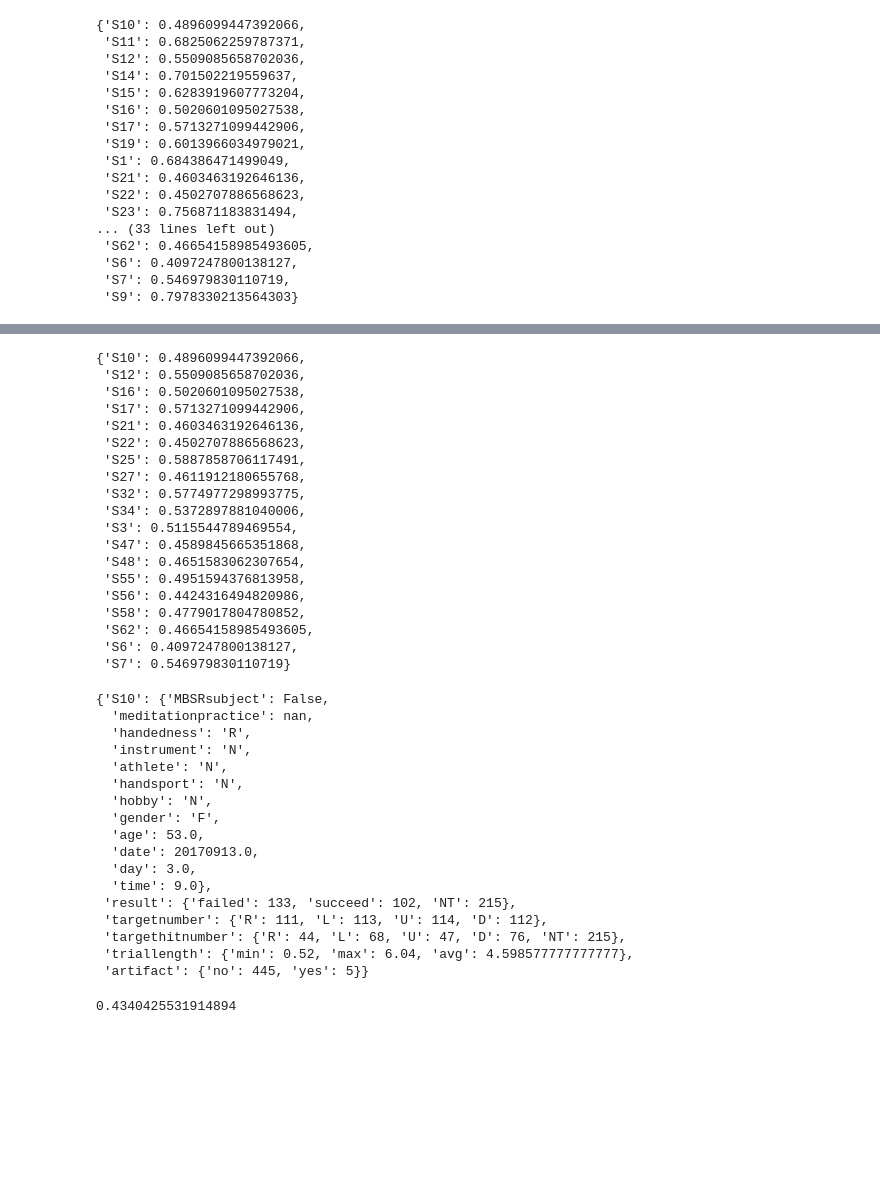
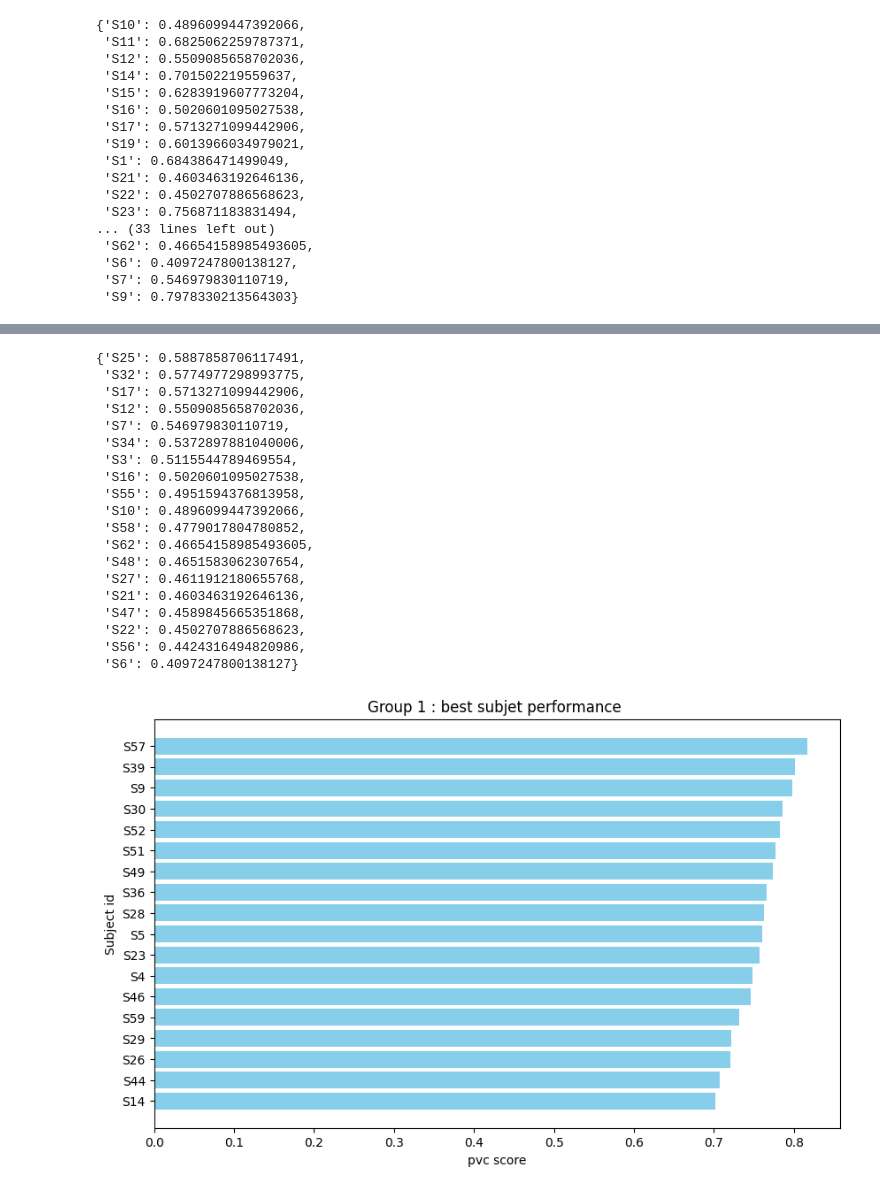
Before and after one commit to mralioo/BBCPy_DNN, a Jupyter notebook: notebooks/data_quality.ipynb, the cells around one changed output, grey strips where cells are left out. Drawn from its saved outputs; the diff is of its cells as text; code cells hidden in the pictures; blank space fills up the shorter version.

```diff
--- a/notebooks/data_quality.ipynb
+++ b/notebooks/data_quality.ipynb
@@ -231,22 +271,22 @@ category_2
 # %%
-category_3
+sorted_category_3
 # %% [output]
-{'S10': 0.4896099447392066,
+{'S25': 0.5887858706117491,
+ 'S32': 0.5774977298993775,
+ 'S17': 0.5713271099442906,
  'S12': 0.5509085658702036,
- 'S16': 0.5020601095027538,
- 'S17': 0.5713271099442906,
- 'S21': 0.4603463192646136,
- 'S22': 0.4502707886568623,
- 'S25': 0.5887858706117491,
- 'S27': 0.4611912180655768,
- 'S32': 0.5774977298993775,
+ 'S7': 0.546979830110719,
  'S34': 0.5372897881040006,
  'S3': 0.5115544789469554,
- 'S47': 0.4589845665351868,
- 'S48': 0.4651583062307654,
+ 'S16': 0.5020601095027538,
  'S55': 0.4951594376813958,
- 'S56': 0.4424316494820986,
+ 'S10': 0.4896099447392066,
  'S58': 0.4779017804780852,
  'S62': 0.46654158985493605,
- 'S6': 0.4097247800138127,
- 'S7': 0.546979830110719}
+ 'S48': 0.4651583062307654,
+ 'S27': 0.4611912180655768,
+ 'S21': 0.4603463192646136,
+ 'S47': 0.4589845665351868,
+ 'S22': 0.4502707886568623,
+ 'S56': 0.4424316494820986,
+ 'S6': 0.4097247800138127}
@@ -255,20 +292,0 @@ tt = load_session_metadata(subject_group_path["S10"]["Session_1"])
-# %%
-tt
-# %% [output]
-{'S10': {'MBSRsubject': False,
-  'meditationpractice': nan,
-  'handedness': 'R',
-  'instrument': 'N',
-  'athlete': 'N',
-  'handsport': 'N',
-  'hobby': 'N',
-  'gender': 'F',
-  'age': 53.0,
-  'date': 20170913.0,
-  'day': 3.0,
-  'time': 9.0},
- 'result': {'failed': 133, 'succeed': 102, 'NT': 215},
- 'targetnumber': {'R': 111, 'L': 113, 'U': 114, 'D': 112},
- 'targethitnumber': {'R': 44, 'L': 68, 'U': 47, 'D': 76, 'NT': 215},
- 'triallength': {'min': 0.52, 'max': 6.04, 'avg': 4.598577777777777},
- 'artifact': {'no': 445, 'yes': 5}}
@@ -277,4 +293,16 @@ pvc = tt["result"]["succeed"] / (tt["result"]["succeed"] + tt["result"]["failed"
-# %%
-pvc
-# %% [output]
-0.4340425531914894
+# %%
+import matplotlib.pyplot as plt
+# Daten für die Visualisierung vorbereiten
+keys = list(sorted_category_1.keys())
+values = list(sorted_category_1.values())
+
+# Das Balkendiagramm erstellen
+plt.figure(figsize=(10, 6))
+plt.barh(keys, values, color='skyblue')
+plt.xlabel('pvc score')
+plt.ylabel('Subject id')
+plt.title('Group 1 : best subjet performance ')
+plt.gca().invert_yaxis()  # Sortiert die Balken von oben nach unten basierend auf den Werten
+plt.show()
+# %% [output]
+[figure, added]
```
Also changed, not shown: parts of 11 cells of this notebook, 16 other files.
